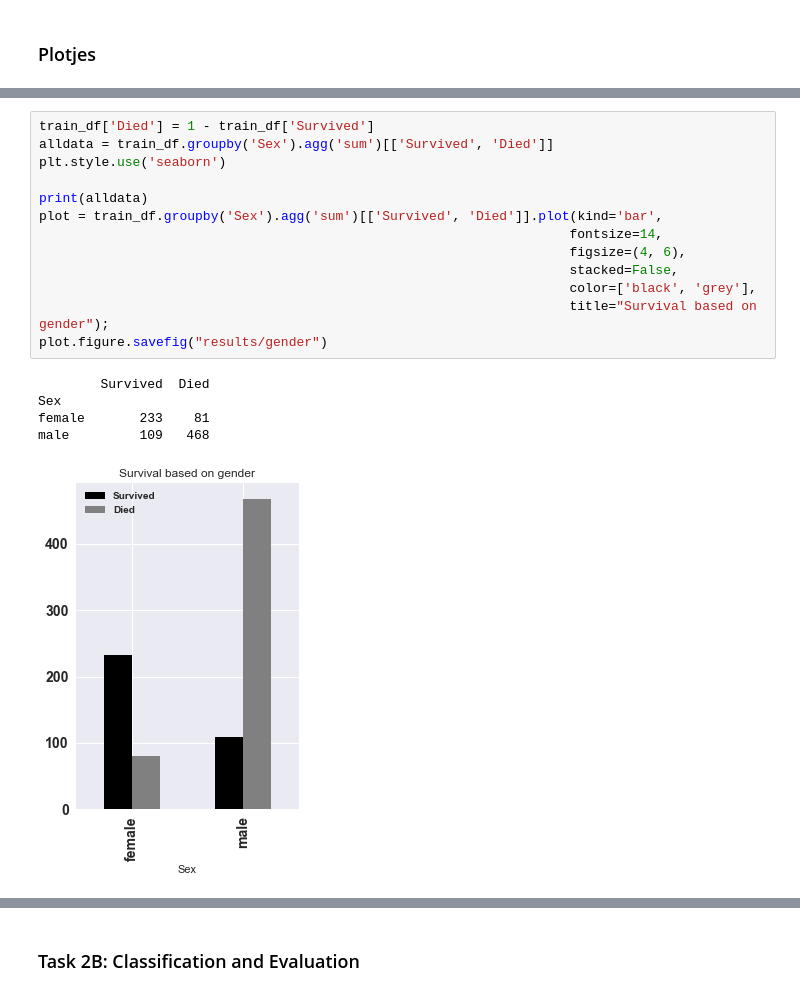
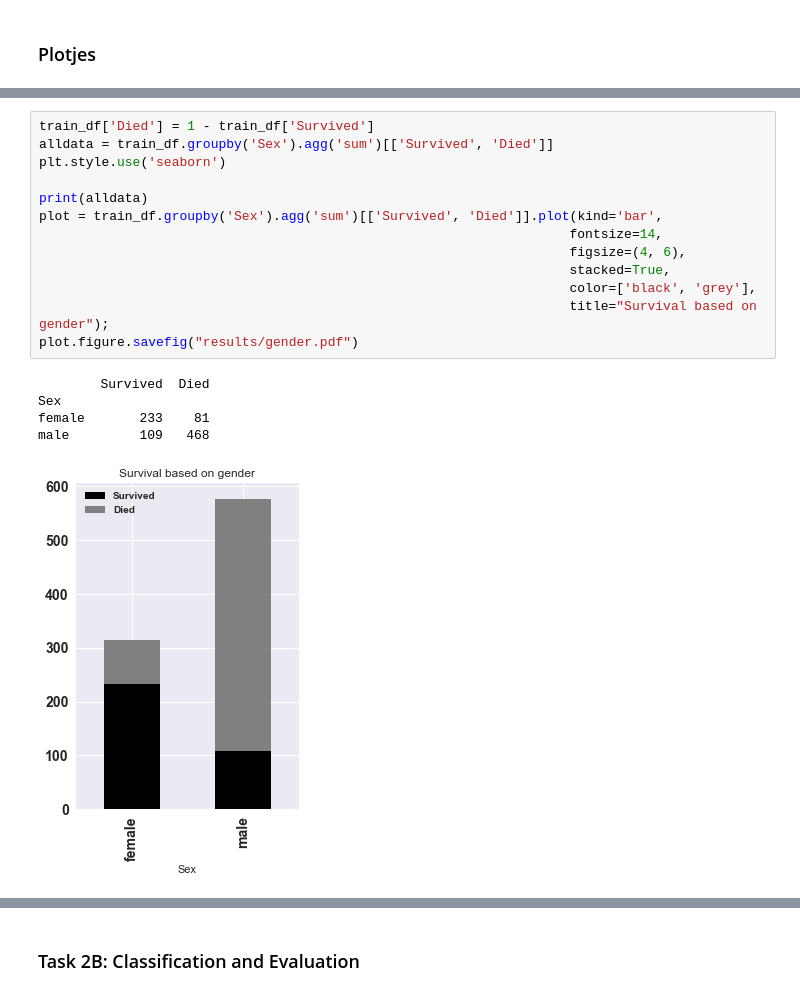
Before and after one commit to NatasjaWezel/DataMiningTechniques, a Jupyter notebook: assignment1_task2.ipynb, the cells around one changed output, grey strips where cells are left out. Cells and saved outputs as stored; diff of their text form.

```diff
--- a/assignment1_task2.ipynb
+++ b/assignment1_task2.ipynb
@@ -118,22 +116,22 @@ make_bar_chart(train_df, "Cabin")
 # %%
 train_df['Died'] = 1 - train_df['Survived']
 alldata = train_df.groupby('Sex').agg('sum')[['Survived', 'Died']]
 plt.style.use('seaborn')
 
 print(alldata)
 plot = train_df.groupby('Sex').agg('sum')[['Survived', 'Died']].plot(kind='bar',
                                                                     fontsize=14,
                                                                     figsize=(4, 6),
-                                                                    stacked=False,
+                                                                    stacked=True,
                                                                     color=['black', 'grey'],
                                                                     title="Survival based on gender");
-plot.figure.savefig("results/gender")
+plot.figure.savefig("results/gender.pdf")
 # %% [output]
         Survived  Died
 Sex
 female       233    81
 male         109   468
-[figure, old version]
+[figure, new version]
 # %%
 # g = sns.FacetGrid(train_df, col='Survived', height=5, aspect=.9, col_order=[1, 0])
 # g.map(plt.hist, 'Age', bins=25, color='black')
```
Also changed, not shown: parts of 10 cells of this notebook, 13 other files.
